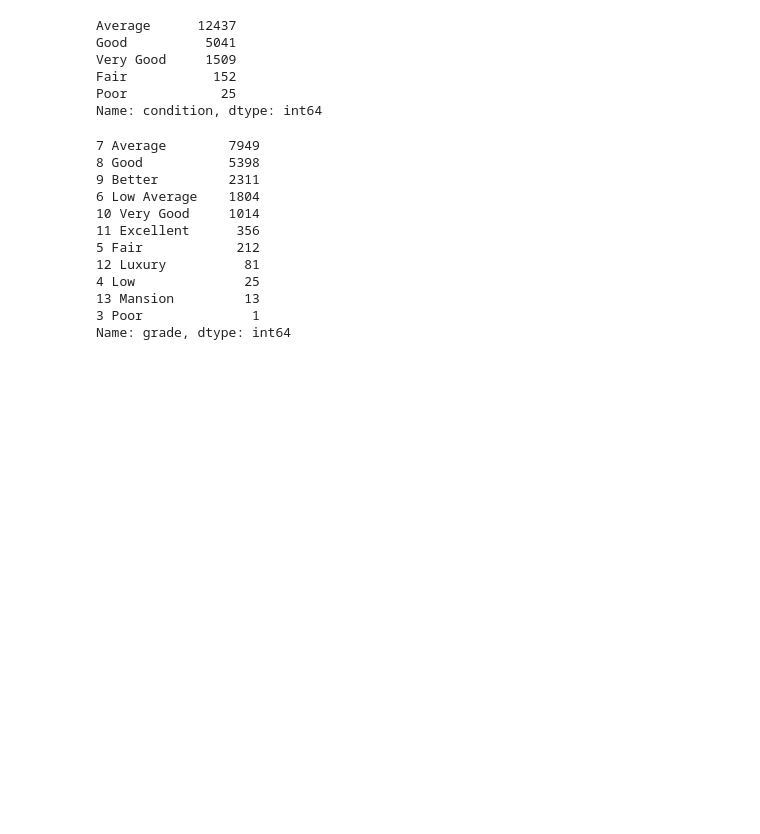
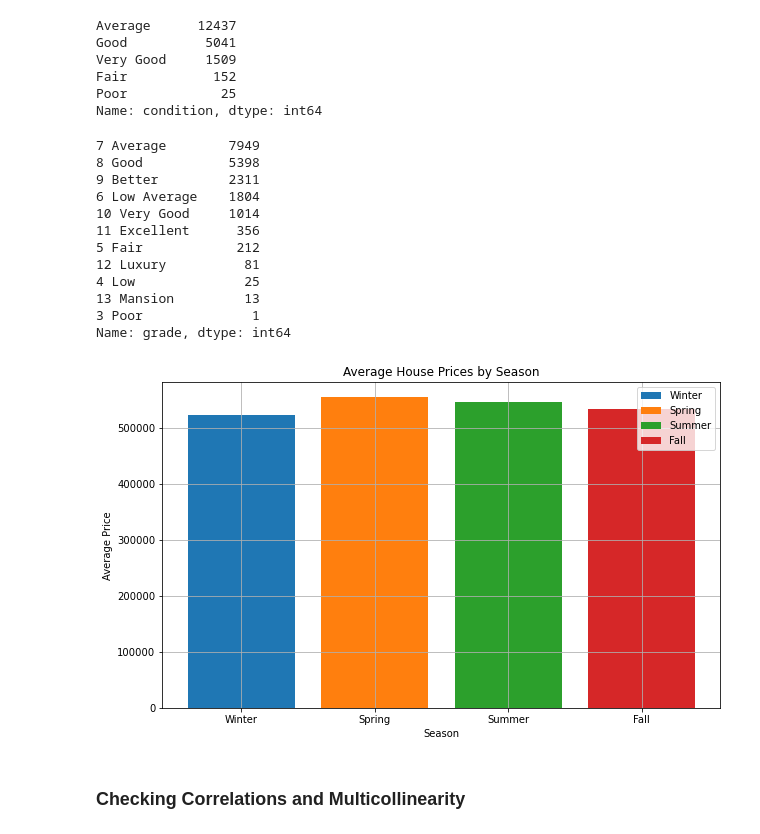
Before and after one commit to juliet-2013/REALESTATEPROJECT-8, a Jupyter notebook: student.ipynb, the cells around one changed output. Drawn from its saved outputs; the diff is of its cells as text; code cells hidden in the pictures; blank space fills up the shorter version.

```diff
--- a/student.ipynb
+++ b/student.ipynb
@@ -299,3 +299,23 @@ data_df["grade"].value_counts()
 13 Mansion         13
 3 Poor              1
 Name: grade, dtype: int64
+# %%
+#plot a histogram of prices aganist seasons
+seasons = data_df['season'].unique()
+plt.figure(figsize=(10, 6))
+
+for season in seasons:
+    season_data = data_df[data_df['season'] == season]
+    plt.bar(season, season_data['price'].mean(), label=season)
+
+plt.xlabel('Season')
+plt.ylabel('Average Price')
+plt.title('Average House Prices by Season')
+plt.legend()
+plt.grid(True)
+
+plt.show()
+# %% [output]
+[figure, added]
+# %% [markdown]
+### Checking Correlations and Multicollinearity
```
Also changed, not shown: parts of 28 cells of this notebook.
